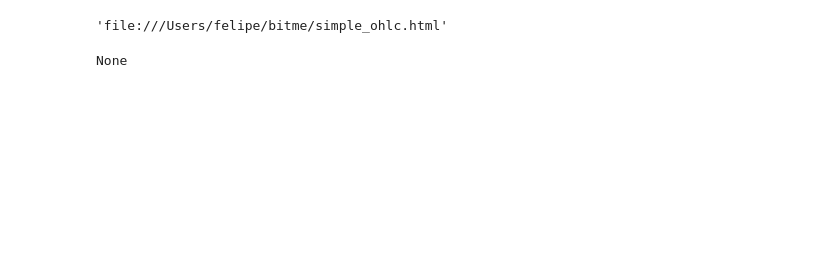
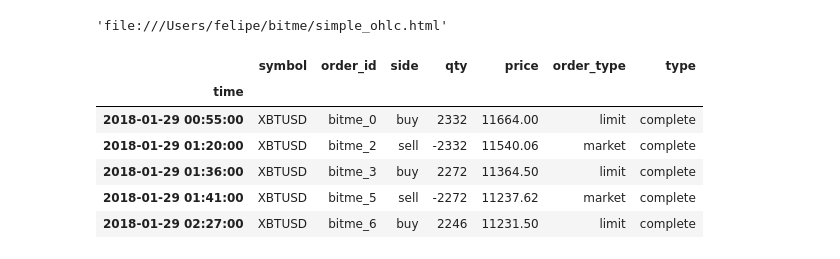
Before and after one commit to felipemontefuscolo/bitme, a Jupyter notebook: Untitled1.ipynb, the cells around one changed output. Saved outputs shown, nothing was run; the diff lists cells and outputs as text; code cells hidden in the pictures; blank space fills up the shorter version.

```diff
--- a/Untitled1.ipynb
+++ b/Untitled1.ipynb
@@ -1,21 +1,3 @@
-# %%
-import altair as alt
-import pandas as pd
-alt.renderers.enable('notebook')
-import pandas as pd
-import datetime
-
-def read_data(file: str, begin: pd.Timestamp=None, end: pd.Timestamp=None) -> pd.DataFrame:
-    timeparser = lambda s: pd.datetime.strptime(str(s), '%Y-%m-%dT%H:%M:%S')
-    data = pd.DataFrame(pd.read_csv(file, parse_dates=True, index_col='time', date_parser=timeparser))
-
-    if begin and end:
-        data = data.loc[begin:end]
-    elif begin:
-        data = data.loc[begin:]
-    elif end:
-        data = data.loc[:end]
-    return data
 # %%
 df = read_data('/Users/felipe/bitme/data/bitmex_1day.csv')
 df.reset_index('time', inplace=True)
@@ -123,7 +135,13 @@ offline.iplot(fig)#
 offline.plot(fig, filename='/Users/felipe/bitme/simple_ohlc.html')
 # %% [output]
 'file:///Users/felipe/bitme/simple_ohlc.html'
-# %%
-print(df['time'][0].tzname())
-# %% [output]
-None
+# %%
+fills.head()
+# %% [output]
+|  | symbol | order_id | side | qty | price | order_type | type |
+| time |  |  |  |  |  |  |  |
+| 2018-01-29 00:55:00 | XBTUSD | bitme_0 | buy | 2332 | 11664.00 | limit | complete |
+| 2018-01-29 01:20:00 | XBTUSD | bitme_2 | sell | -2332 | 11540.06 | market | complete |
+| 2018-01-29 01:36:00 | XBTUSD | bitme_3 | buy | 2272 | 11364.50 | limit | complete |
+| 2018-01-29 01:41:00 | XBTUSD | bitme_5 | sell | -2272 | 11237.62 | market | complete |
+| 2018-01-29 02:27:00 | XBTUSD | bitme_6 | buy | 2246 | 11231.50 | limit | complete |
```
Also changed, not shown: parts of 12 cells of this notebook, 6 other files.
